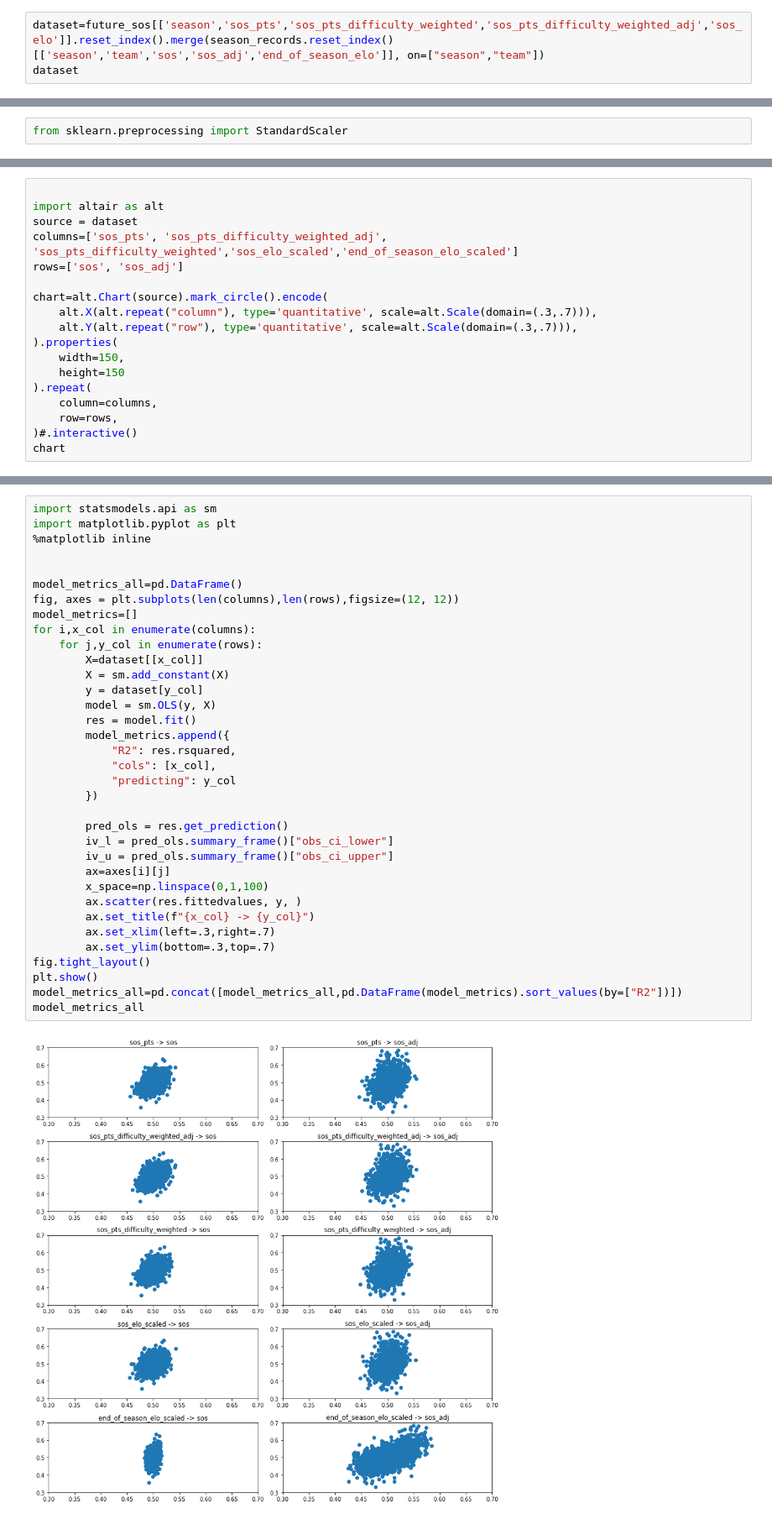
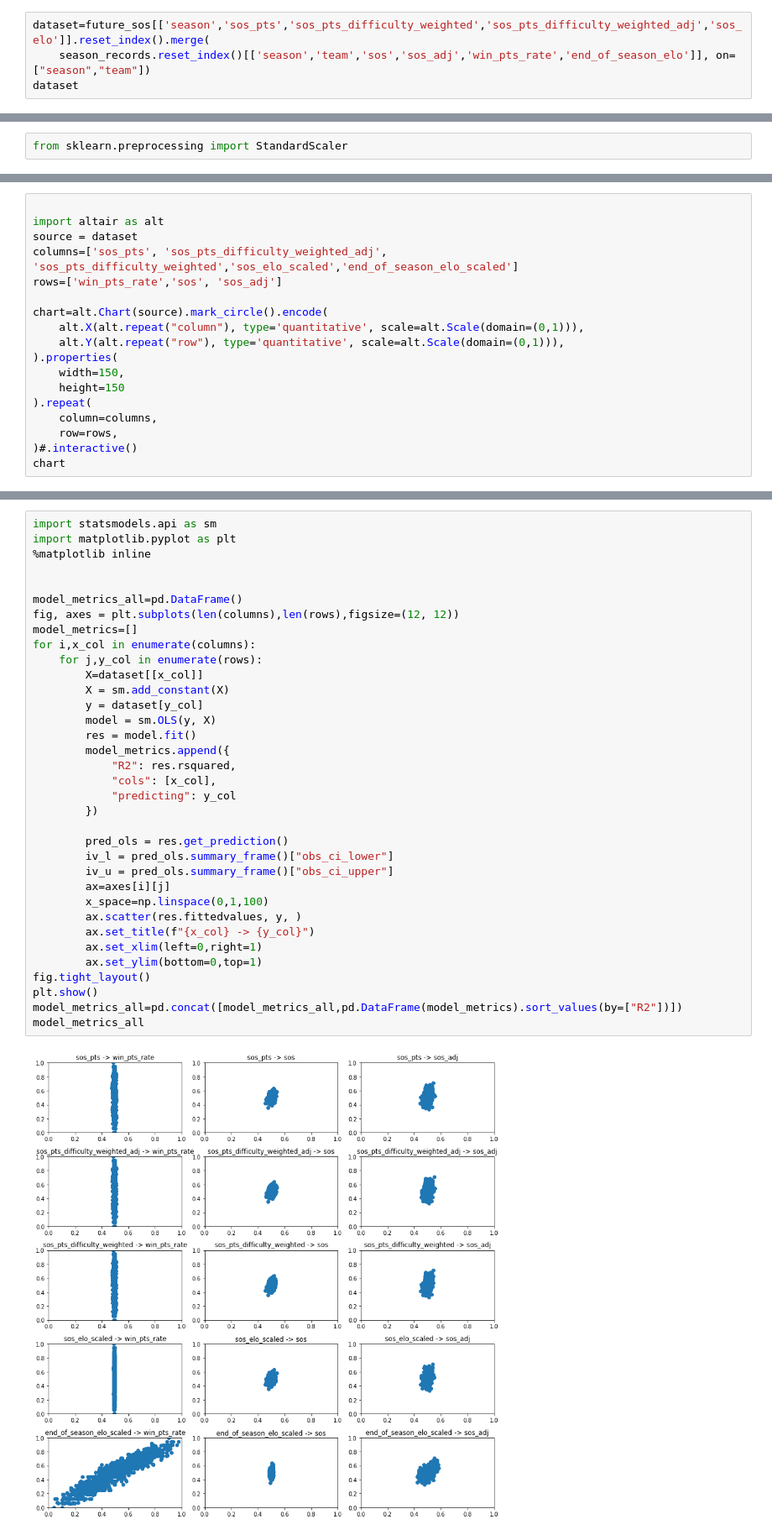
Before and after one commit to rogerfitz/tutorials, a Jupyter notebook: adjusted_strength_of_schedule/0_Strength_of_Schedule_Analysis.ipynb, the cells around one changed output, grey strips where cells are left out. Shown at 84% size. Drawn from its saved outputs; the diff is of its cells as text.

```diff
--- a/adjusted_strength_of_schedule/0_Strength_of_Schedule_Analysis.ipynb
+++ b/adjusted_strength_of_schedule/0_Strength_of_Schedule_Analysis.ipynb
@@ -530,7 +530,8 @@ future_sos
 # %%
 season_records.index.name="team"
 # %%
-dataset=future_sos[['season','sos_pts','sos_pts_difficulty_weighted','sos_pts_difficulty_weighted_adj','sos_elo']].reset_index().merge(season_records.reset_index()[['season','team','sos','sos_adj','end_of_season_elo']], on=["season","team"])
+dataset=future_sos[['season','sos_pts','sos_pts_difficulty_weighted','sos_pts_difficulty_weighted_adj','sos_elo']].reset_index().merge(
+    season_records.reset_index()[['season','team','sos','sos_adj','win_pts_rate','end_of_season_elo']], on=["season","team"])
 dataset
 # %% [output]
 |  | team | season | sos_pts | sos_pts_difficulty_weighted | sos_pts_difficulty_weighted_adj | sos_elo | sos | sos_adj | ... |
@@ -584,11 +585,11 @@ dataset.describe()
 import altair as alt
 source = dataset
 columns=['sos_pts', 'sos_pts_difficulty_weighted_adj', 'sos_pts_difficulty_weighted','sos_elo_scaled','end_of_season_elo_scaled']
-rows=['sos', 'sos_adj']
+rows=['win_pts_rate','sos', 'sos_adj']
 
 chart=alt.Chart(source).mark_circle().encode(
-    alt.X(alt.repeat("column"), type='quantitative', scale=alt.Scale(domain=(.3,.7))),
-    alt.Y(alt.repeat("row"), type='quantitative', scale=alt.Scale(domain=(.3,.7))),
+    alt.X(alt.repeat("column"), type='quantitative', scale=alt.Scale(domain=(0,1))),
+    alt.Y(alt.repeat("row"), type='quantitative', scale=alt.Scale(domain=(0,1))),
 ).properties(
     width=150,
     height=150
@@ -606,34 +607,34 @@ import matplotlib.pyplot as plt
 
 
 model_metrics_all=pd.DataFrame()
 fig, axes = plt.subplots(len(columns),len(rows),figsize=(12, 12))
 model_metrics=[]
 for i,x_col in enumerate(columns):
     for j,y_col in enumerate(rows):
         X=dataset[[x_col]]
         X = sm.add_constant(X)
         y = dataset[y_col]
         model = sm.OLS(y, X)
         res = model.fit()
         model_metrics.append({
             "R2": res.rsquared,
             "cols": [x_col],
             "predicting": y_col
         })
 
         pred_ols = res.get_prediction()
         iv_l = pred_ols.summary_frame()["obs_ci_lower"]
         iv_u = pred_ols.summary_frame()["obs_ci_upper"]
         ax=axes[i][j]
         x_space=np.linspace(0,1,100)
         ax.scatter(res.fittedvalues, y, )
         ax.set_title(f"{x_col} -> {y_col}")
-        ax.set_xlim(left=.3,right=.7)
-        ax.set_ylim(bottom=.3,top=.7)
+        ax.set_xlim(left=0,right=1)
+        ax.set_ylim(bottom=0,top=1)
 fig.tight_layout()
 plt.show()
 model_metrics_all=pd.concat([model_metrics_all,pd.DataFrame(model_metrics).sort_values(by=["R2"])])
 model_metrics_all
 # %% [output]
-[figure, old version]
+[figure, new version]
 |  | R2 | cols | predicting |
```
Also changed, not shown: parts of 9 cells of this notebook, 3 other files.
